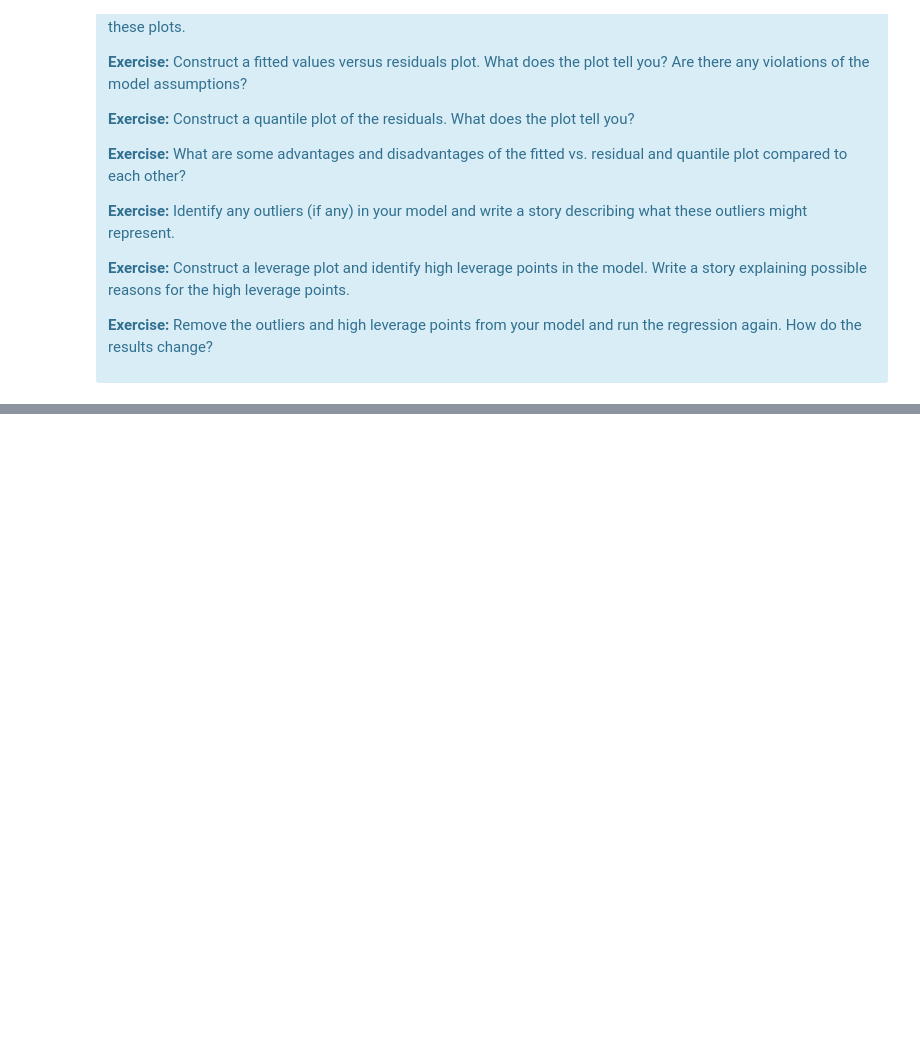
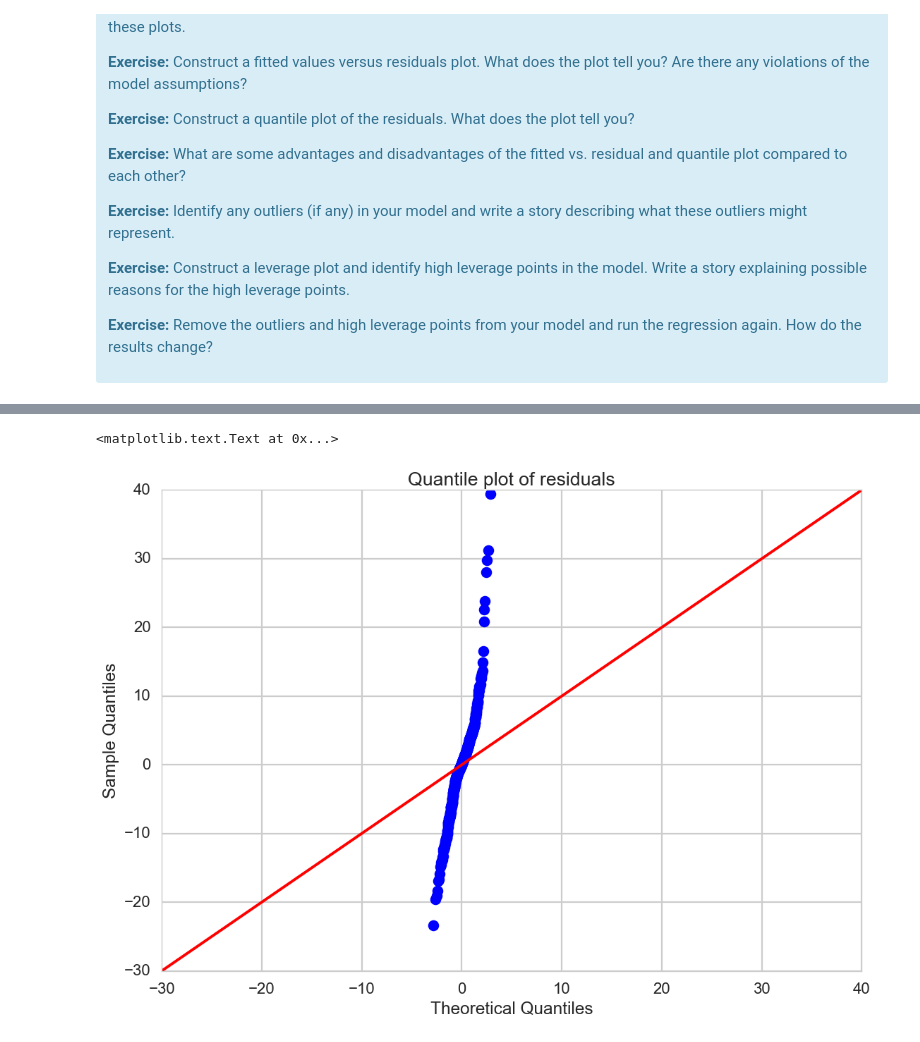
Before and after one commit to chaitu1385/RossmannKaggle, a Jupyter notebook: Mini_Project_Linear_Regression.ipynb, the cells around one changed output, grey strips where cells are left out. Saved outputs shown, nothing was run; the diff lists cells and outputs as text; code cells hidden in the pictures; blank space fills up the shorter version.

```diff
--- a/Mini_Project_Linear_Regression.ipynb
+++ b/Mini_Project_Linear_Regression.ipynb
@@ -981,0 +1149,12 @@ There are some other issues that are important investigate with linear regressio
+# %%
+#fig = sm.qqplot(result.resid)
+#plt.show()
+sm.qqplot(result.resid, line='45')
+plt.title("Quantile plot of residuals")
+
+# you can see few outliers in the plot
+# We could proceed with the assumption that the error terms are normally distributed upon removing the outliers
+#from the data set.
+# %% [output]
+<matplotlib.text.Text at 0x...>
+[figure, added]
```
Also changed, not shown: parts of 29 cells of this notebook.
